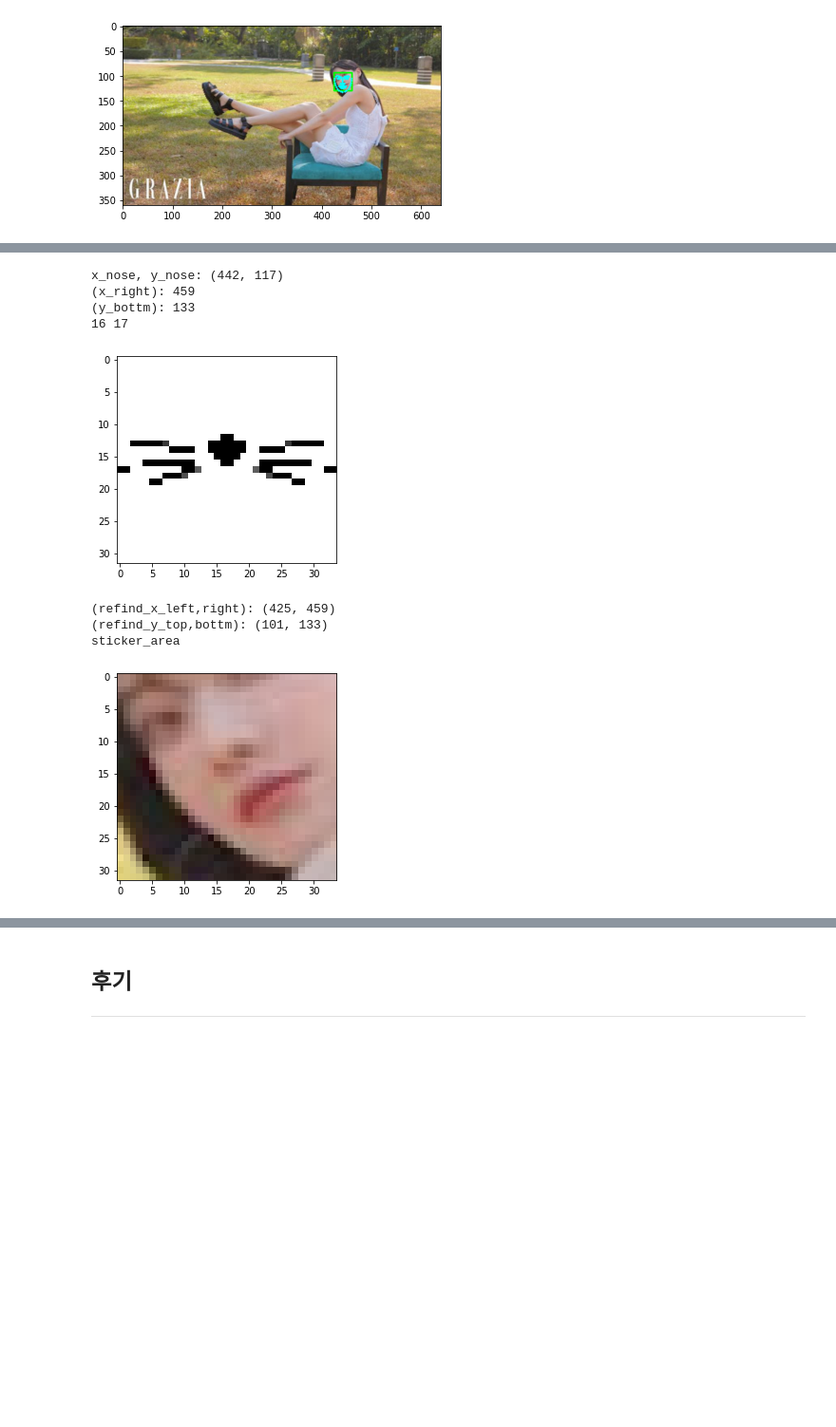
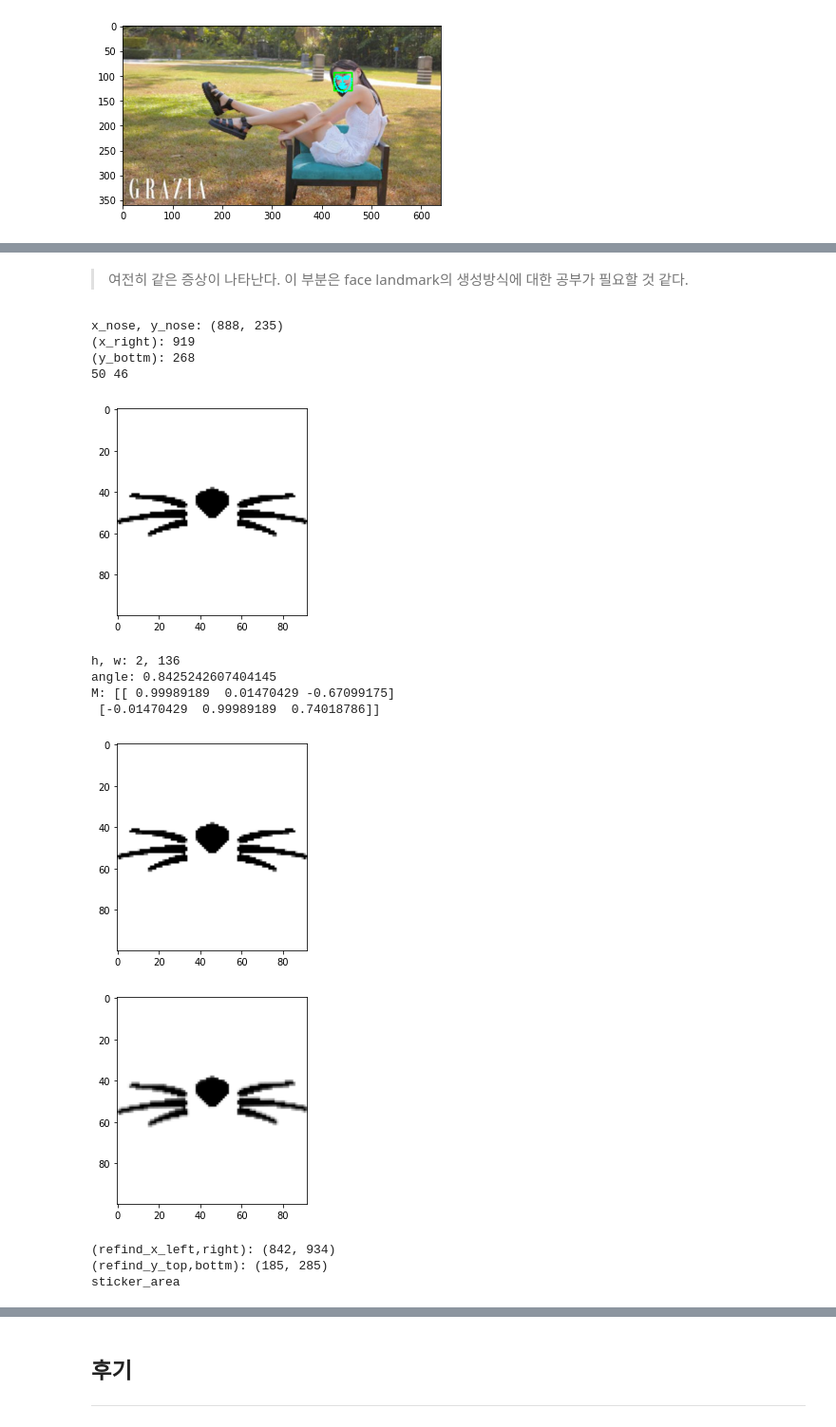
Before and after one commit to tunastorm/aiffel_lms, a Jupyter notebook: camera_sticker/[E-03]Cat_Whiskers_ycw.ipynb, the cells around one changed output, grey strips where cells are left out. Shown at 95% size. Cells and saved outputs as stored; diff of their text form; code cells hidden in the pictures; blank space fills up the shorter version.

```diff
--- a/camera_sticker/[E-03]Cat_Whiskers_ycw.ipynb
+++ b/camera_sticker/[E-03]Cat_Whiskers_ycw.ipynb
@@ -91,10 +91,17 @@ for dlib_rect, landmark in zip(dlib_rects, list_landmarks):
     y_nose = landmark[33][1]
     x_right = landmark[14][0]
     y_bottom = landmark[8][1]
+    # 이미지의 기울기를 구하기 위한 랜드마크
+    x_left_eye = landmark[2][0]
+    y_left_eye = landmark[2][1]
+    x_right_eye = landmark[14][0]
+    y_right_eye = landmark[14][1]
 
     print(f'x_nose, y_nose: {x_nose, y_nose}')
     print(f'(x_right): {x_right }')
     print(f'(y_bottm): {y_bottom}')
+    print(f'(x_right_eye, y_right_eye): {x_right_eye},{y_right_eye}')
+    print(f'(x_left_eye, y_left_eye): {x_left_eye},{y_left_eye}')
 # %% [output]
 x_nose, y_nose: (332, 154)
 (x_right): 368
@@ -350,0 +405,10 @@ rectangles[[(425, 94) (461, 130)]]
+# %%
+img_bgr = cv2.resize(img_bgr, (1280, 720))    # 640x360의 크기로 Resize
+img_show_oh = img_bgr.copy()      #- 출력용 이미지 별도 보관
+img_show_oh = cv2.cvtColor(img_show_oh, cv2.COLOR_BGR2RGB)
+
+# 이미지 RGB로 변경
+img_rgb_oh = cv2.cvtColor(img_bgr, cv2.COLOR_BGR2RGB)
+
+plt.imshow(img_show_oh)
+plt.show()
@@ -351,3 +449,5 @@ rectangles[[(425, 94) (461, 130)]]
+# %% [markdown]
+> 여전히 같은 증상이 나타난다. 이 부분은 face landmark의 생성방식에 대한 공부가 필요할 것 같다.
 # %%
 # 이미지 합성에 사용될 랜드마크 지정
 for dlib_rect, list_landmarks_oh  in zip(dlib_rects, list_landmarks_oh ):
@@ -358,40 +458,62 @@ for dlib_rect, list_landmarks_oh  in zip(dlib_rects, list_landmarks_oh ):
     y_bottom = landmark[8][1]
 
     print(f'x_nose, y_nose: {x_nose, y_nose}')
     print(f'(x_right): {x_right }')
     print(f'(y_bottm): {y_bottom}')
 
 # 스티커 이미지 불러오기
 sticker_path = os.getenv('HOME')+'/aiffel/camera_sticker/images/cat-whiskers2.png'
 img_sticker = cv2.imread(sticker_path)
 
 # 스티커 이미지 리사이징
-half_x , half_y = x_right - x_nose, y_bottom - y_nose # 코 끝과 x 오른쪽 끝, y 아래쪽 끝 사이의 간격이 이미지 가로,세로의 절반이 됨
+size_ratio = 1.5 # 이 값을 조절하여 합성될 이미지의 크기를 비율로 정할 수 있다.
+half_x , half_y = round((x_right - x_nose)*size_ratio), round((y_bottom - y_nose)*size_ratio) # 합성 이미지의 가로,세로 1/2 길이 산출
 print(half_y, half_x)
 img_sticker = cv2.resize(img_sticker, (half_x * 2, half_y * 2)) # 얼굴 인식 영역에 맞춰서 스티커크기 조정
 plt.imshow(img_sticker)
+plt.show()
+
+# 스티커 이미지 기울이기
+h =  y_right_eye - y_left_eye
+w =  x_right_eye - x_left_eye
+print(f'h, w: {h}, {w}')
+angle = math.atan(h/w)/math.pi*180
+if angle < 0:
+    angle = -angle
+print(f'angle: {angle}')
+M = cv2.getRotationMatrix2D((img_sticker.shape[0]/2,img_sticker.shape[1]/2), angle, 1.0)
+print(f'M: {M}')
+rot_sticker = cv2.warpAffine(img_sticker, M,(img_sticker.shape[1], img_sticker.shape[0]), borderValue=(255,255,255))
+plt.imshow(img_sticker)
+plt.show()
+plt.imshow(rot_sticker)
 plt.show()
 
 # sticker_area 설정: y,x순
 refind_y_top = y_nose - half_y
 refind_y_bottom = refind_y_top + img_sticker.shape[0]
 refind_x_left = x_nose - half_x
 refind_x_right = refind_x_left + img_sticker.shape[1]
 print(f'(refind_x_left,right): {refind_x_left, refind_x_right }')
 print(f'(refind_y_top,bottm): {refind_y_top, refind_y_bottom}')
 
 # img_rgb에서 sticker가 붙을 영역 지정하기
 sticker_area_oh = img_rgb_oh[refind_y_top:refind_y_bottom, refind_x_left:refind_x_right]
 print('sticker_area')
 plt.imshow(sticker_area_oh)
 plt.show()
 # %% [output]
-x_nose, y_nose: (442, 117)
-(x_right): 459
-(y_bottm): 133
-16 17
+x_nose, y_nose: (888, 235)
+(x_right): 919
+(y_bottm): 268
+50 46
-[figure, old version]
+[figure, new version]
-(refind_x_left,right): (425, 459)
-(refind_y_top,bottm): (101, 133)
-sticker_area
+h, w: 2, 136
+angle: 0.8425242607404145
+M: [[ 0.99989189  0.01470429 -0.67099175]
+ [-0.01470429  0.99989189  0.74018786]]
-[figure, old version]
+[figure, new version]
+[figure, added]
+(refind_x_left,right): (842, 934)
+(refind_y_top,bottm): (185, 285)
+sticker_area
```
Also changed, not shown: parts of 26 cells of this notebook.
